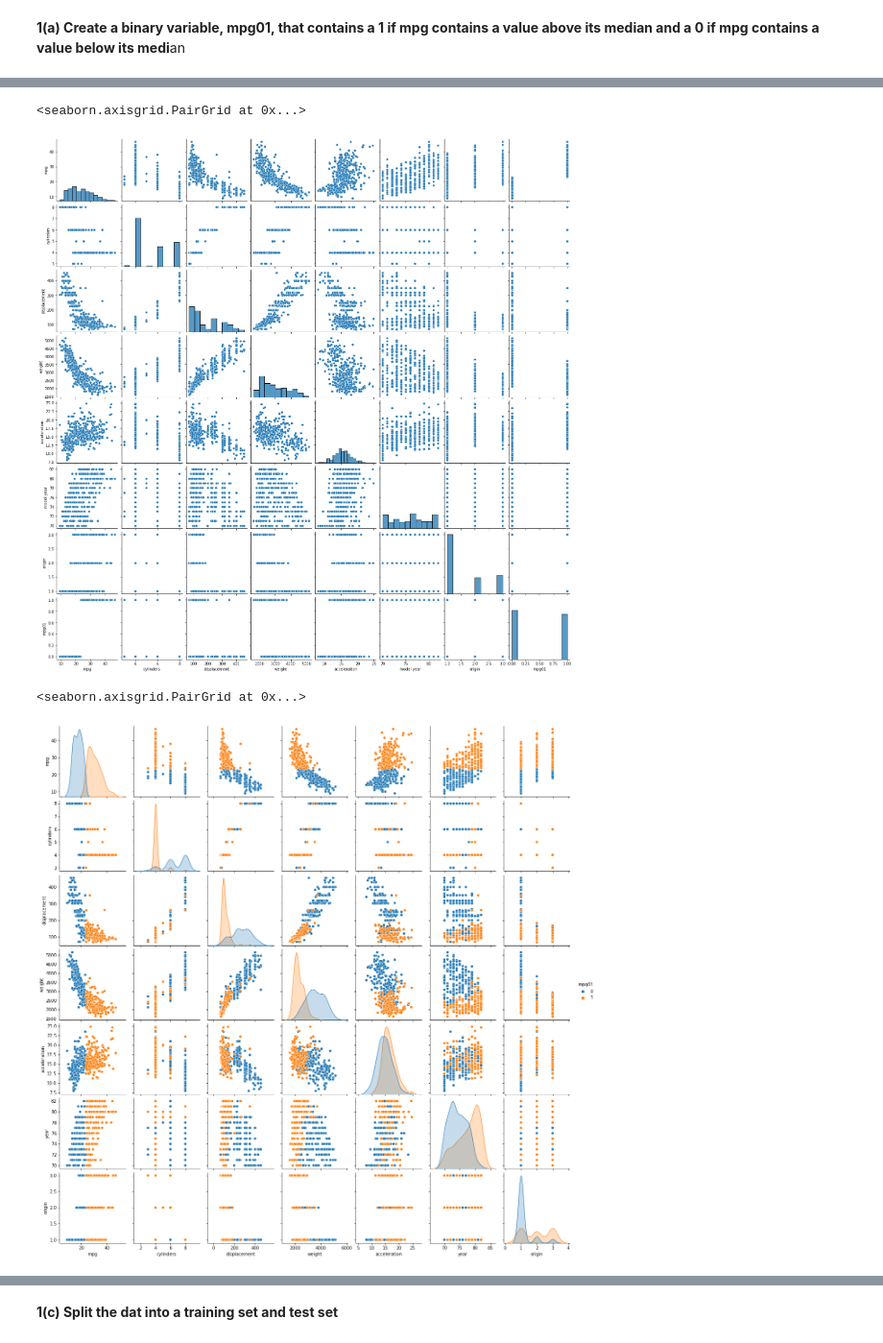
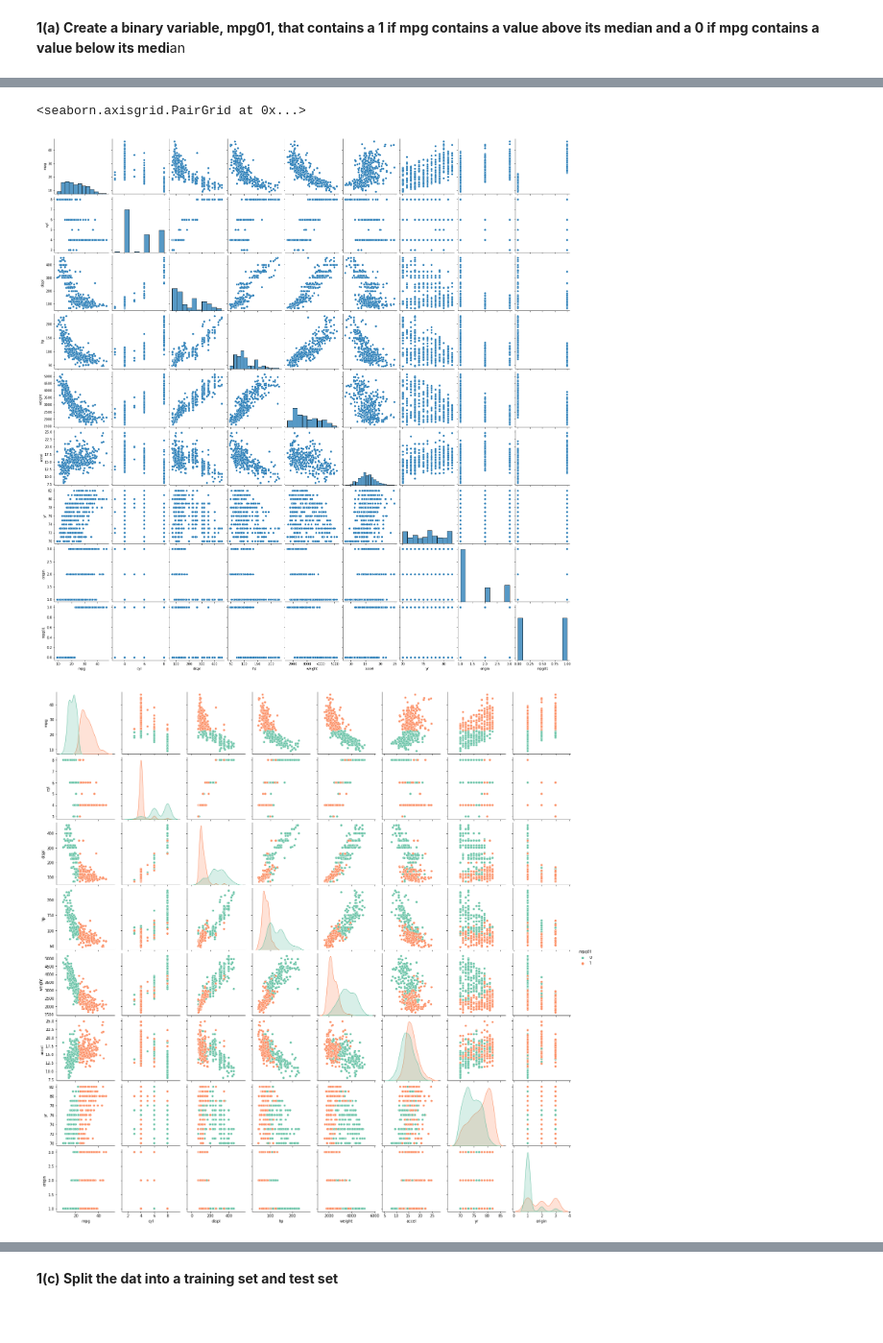
Before and after one commit to blessjal/practicums, a Jupyter notebook: hwk2.ipynb, the cells around one changed output, grey strips where cells are left out. Shown at 96% size. Drawn from its saved outputs; the diff is of its cells as text; code cells hidden in the pictures.

```diff
--- a/hwk2.ipynb
+++ b/hwk2.ipynb
@@ -10,6 +10,6 @@ from sklearn.model_selection import train_test_split
 from sklearn.linear_model import LinearRegression, LogisticRegression
 from sklearn.metrics import mean_squared_error, accuracy_score, confusion_matrix
 # %%
-auto = pd.read_csv('/content/sample_data/Auto.txt')
+auto = pd.read_csv('/content/sample_data/auto-mpg.csv', sep=',')
 auto.head()
 # %% [output]
@@ -56,9 +56,9 @@ auto.corr()
 sns.pairplot(auto)
 # %% [output]
 <seaborn.axisgrid.PairGrid at 0x...>
-[figure, old version]
+[figure, new version]
 # %%
-sns.pairplot(auto, hue='mpg01')
+sns.pairplot(auto, kind="scatter", hue="mpg01", palette="Set2")
+plt.show()
 # %% [output]
-<seaborn.axisgrid.PairGrid at 0x...>
-[figure, old version]
+[figure, new version]
```
Also changed, not shown: parts of 32 cells of this notebook.
